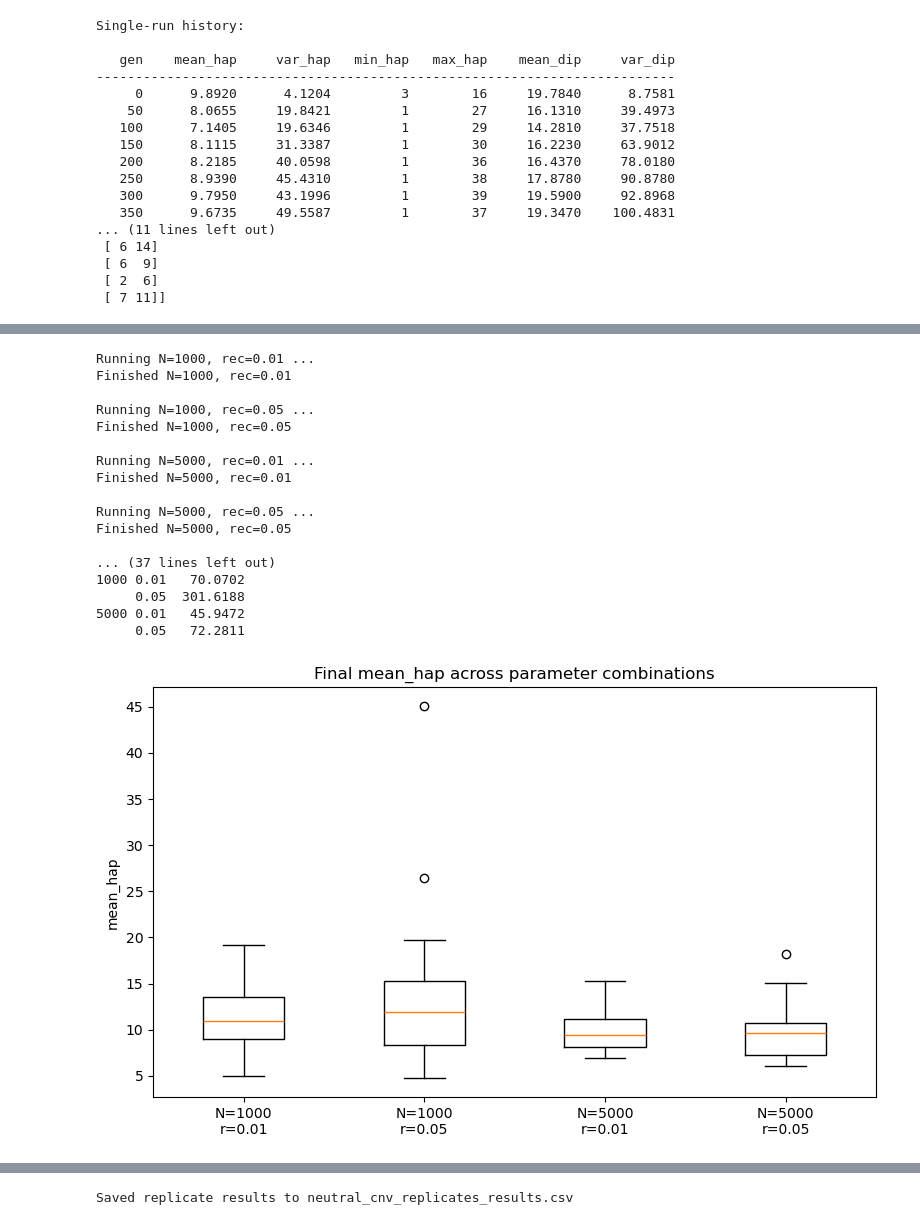
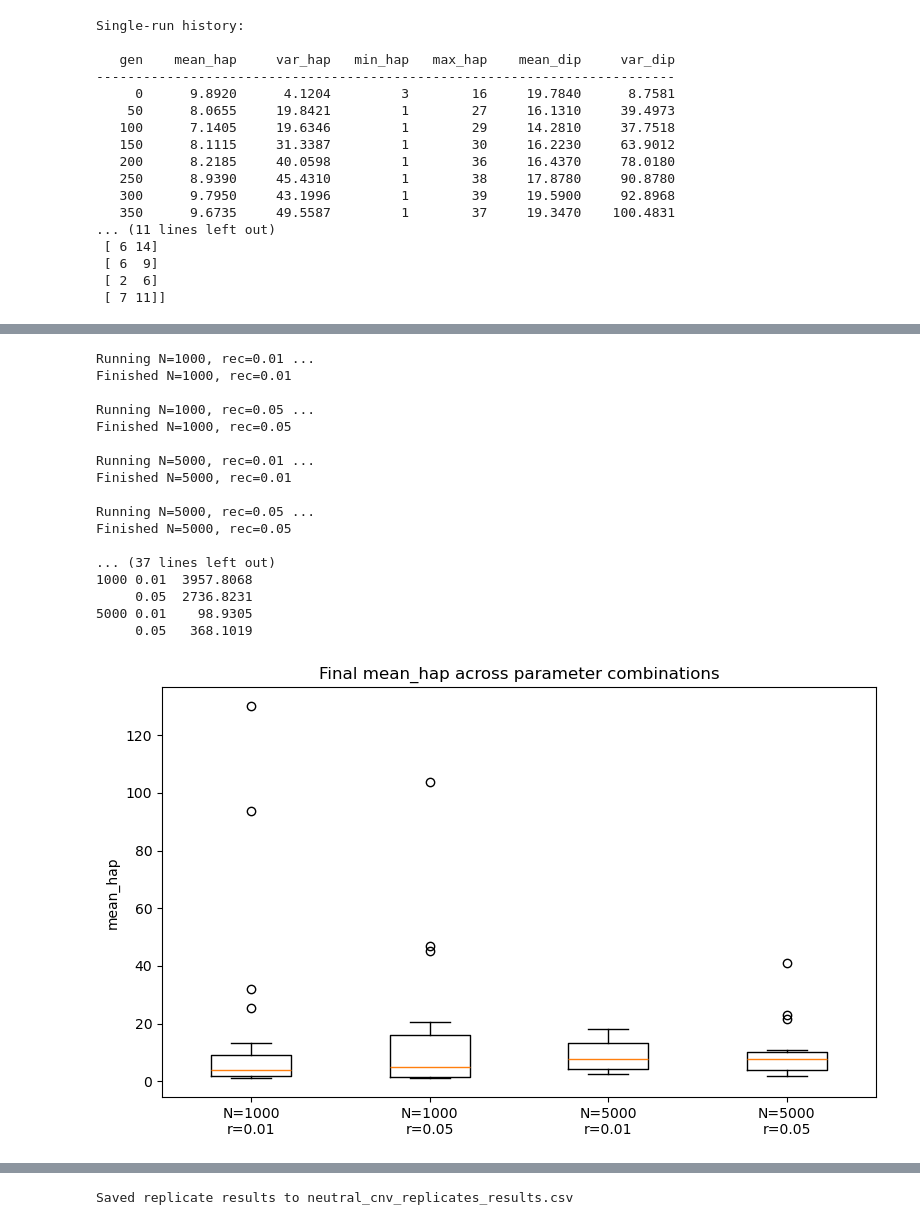
Before and after one commit to Duramenn/CNV_dynamics_2026, a Jupyter notebook: code/stochastic/S0.0_neutral.ipynb, the cells around one changed output, grey strips where cells are left out. Drawn from its saved outputs; the diff is of its cells as text; code cells hidden in the pictures.

```diff
--- a/code/stochastic/S0.0_neutral.ipynb
+++ b/code/stochastic/S0.0_neutral.ipynb
@@ -420,8 +420,8 @@ def main():
     # --------------------------
     Ns = [1000, 5000]
     recs = [0.01, 0.05]
-    replicates = 20   # first test with 20; later change to 100
-    generations_grid = 1000
+    replicates = 20   # first test with 20
+    generations_grid = 10000
 
     df = run_parameter_grid(
         Ns=Ns,
@@ -458,35 +458,35 @@ Single-run history:
    gen    mean_hap     var_hap   min_hap   max_hap    mean_dip     var_dip
 --------------------------------------------------------------------------
      0      9.8920      4.1204         3        16     19.7840      8.7581
     50      8.0655     19.8421         1        27     16.1310     39.4973
    100      7.1405     19.6346         1        29     14.2810     37.7518
    150      8.1115     31.3387         1        30     16.2230     63.9012
    200      8.2185     40.0598         1        36     16.4370     78.0180
    250      8.9390     45.4310         1        38     17.8780     90.8780
    300      9.7950     43.1996         1        39     19.5900     92.8968
    350      9.6735     49.5587         1        37     19.3470    100.4831
 ... (11 lines left out)
  [ 6 14]
  [ 6  9]
  [ 2  6]
  [ 7 11]]
 [figure]
 [figure]
 Running N=1000, rec=0.01 ...
 Finished N=1000, rec=0.01
 
 Running N=1000, rec=0.05 ...
 Finished N=1000, rec=0.05
 
 Running N=5000, rec=0.01 ...
 Finished N=5000, rec=0.01
 
 Running N=5000, rec=0.05 ...
 Finished N=5000, rec=0.05
 
 ... (37 lines left out)
-1000 0.01   70.0702
-     0.05  301.6188
-5000 0.01   45.9472
-     0.05   72.2811
+1000 0.01  3957.8068
+     0.05  2736.8231
+5000 0.01    98.9305
+     0.05   368.1019
-[figure, old version]
+[figure, new version]
```
Also changed, not shown: parts of 6 cells of this notebook, 4 other files.
